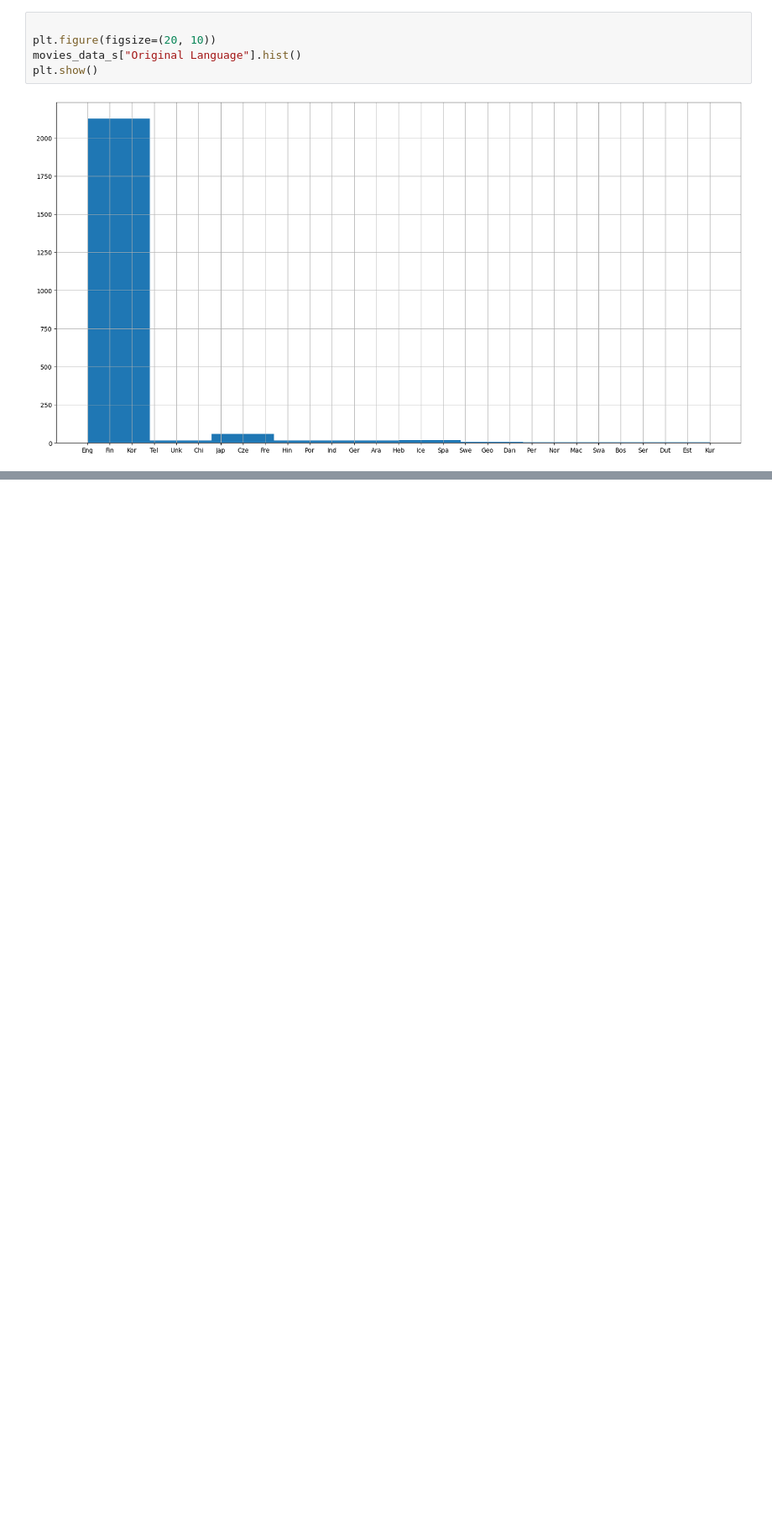
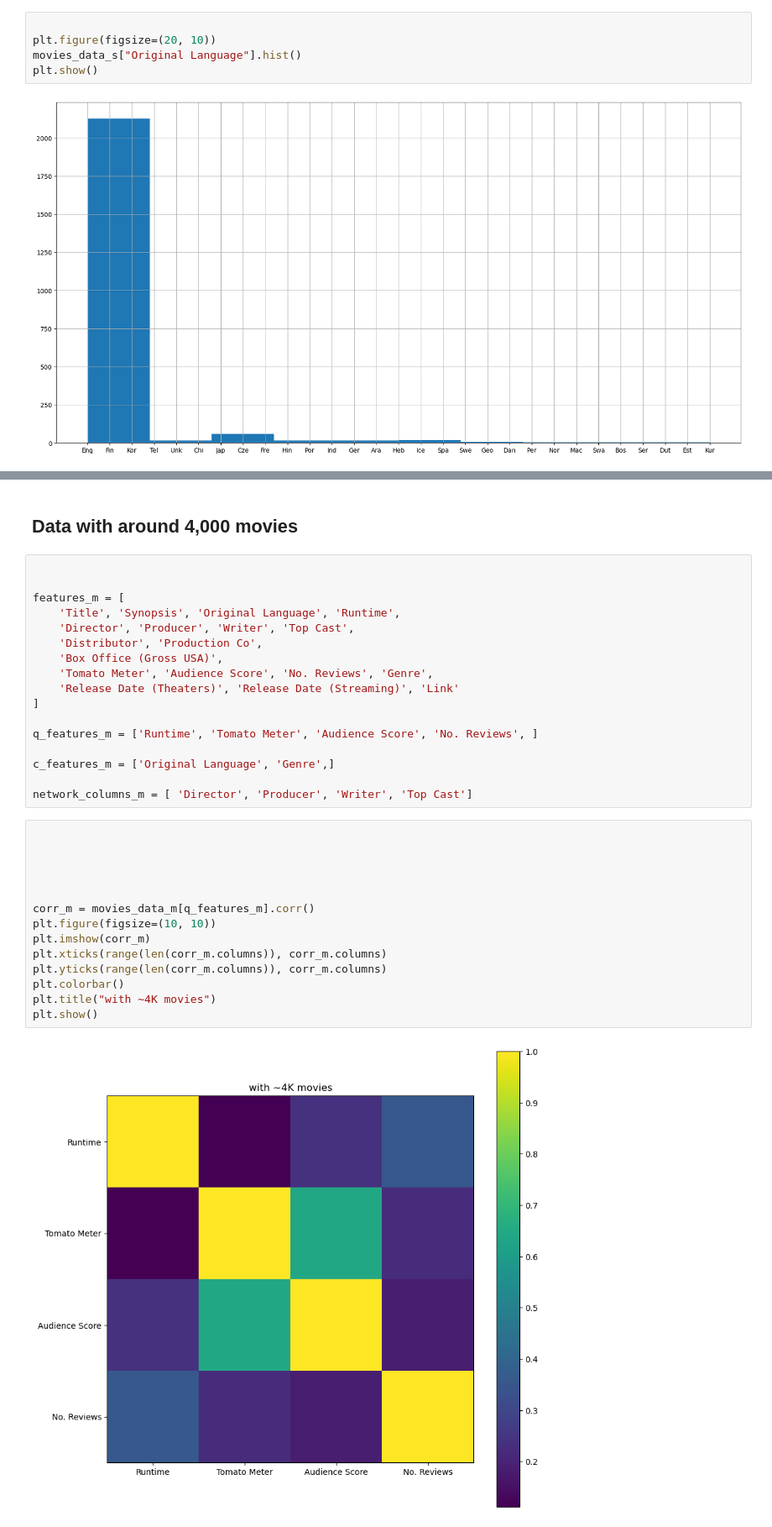
Before and after one commit to Sorooshi/Rotten_Tomatoes_DatabaSet, a Jupyter notebook: notebooks/a02_extract_feature_and_network_data.ipynb, the cells around one changed output, grey strips where cells are left out. Shown at 84% size. Saved outputs shown, nothing was run; the diff lists cells and outputs as text; blank space fills up the shorter version.

```diff
--- a/notebooks/a02_extract_feature_and_network_data.ipynb
+++ b/notebooks/a02_extract_feature_and_network_data.ipynb
@@ -269,3 +270,38 @@ plt.show()
 # %% [output]
 <Figure size 1000x1000 with 0 Axes>
 [figure]
+# %% [markdown]
+## Data with around 4,000 movies
+# %%
+
+
+features_m = [
+    'Title', 'Synopsis', 'Original Language', 'Runtime',
+    'Director', 'Producer', 'Writer', 'Top Cast',
+    'Distributor', 'Production Co',
+    'Box Office (Gross USA)',
+    'Tomato Meter', 'Audience Score', 'No. Reviews', 'Genre',
+    'Release Date (Theaters)', 'Release Date (Streaming)', 'Link'
+]
+
+q_features_m = ['Runtime', 'Tomato Meter', 'Audience Score', 'No. Reviews', ]
+
+c_features_m = ['Original Language', 'Genre',]
+
+network_columns_m = [ 'Director', 'Producer', 'Writer', 'Top Cast']
+# %%
+
+
+
+
+
+corr_m = movies_data_m[q_features_m].corr()
+plt.figure(figsize=(10, 10))
+plt.imshow(corr_m)
+plt.xticks(range(len(corr_m.columns)), corr_m.columns)
+plt.yticks(range(len(corr_m.columns)), corr_m.columns)
+plt.colorbar()
+plt.title("with ~4K movies")
+plt.show()
+# %% [output]
+[figure, added]
```
Also changed, not shown: parts of 17 cells of this notebook.
